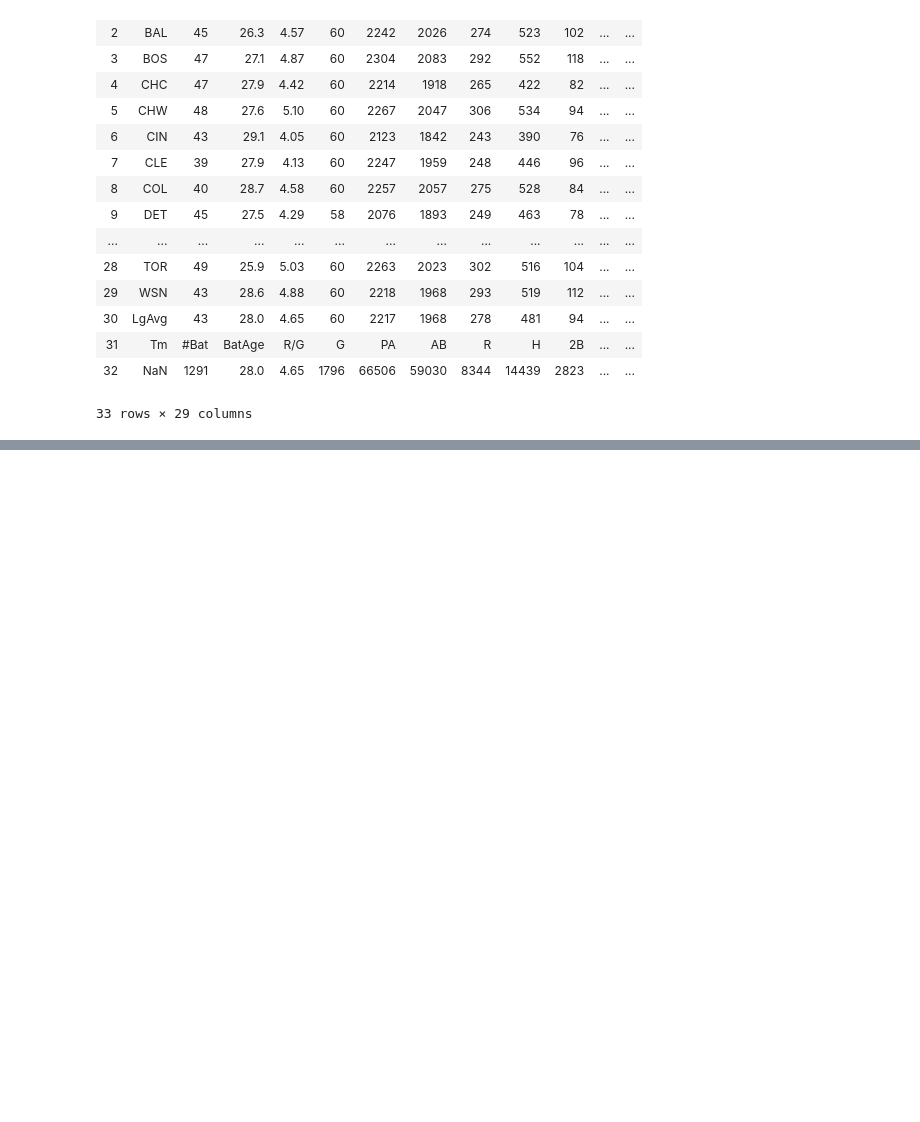
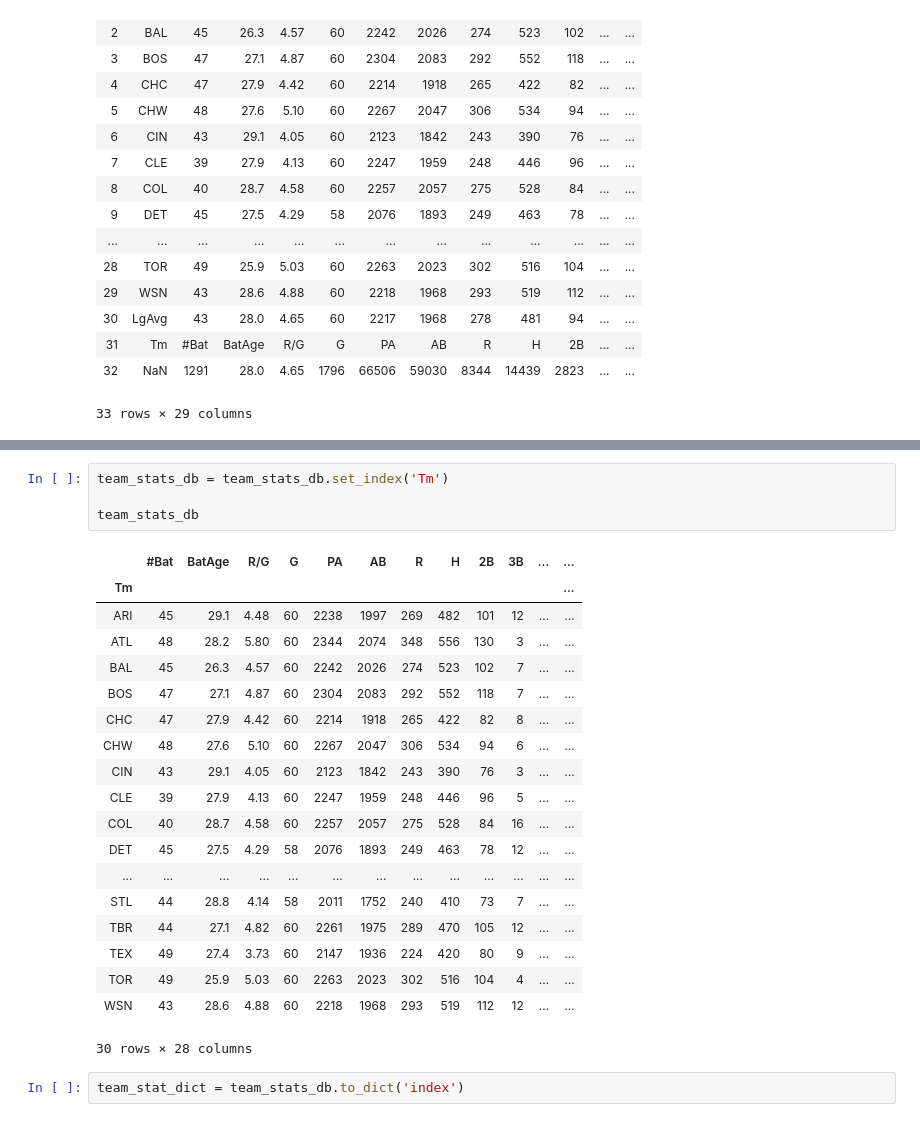
Before and after one commit to rdashcraft91/Baseball-Stats, a Jupyter notebook: Baseball_Data.ipynb, the cells around one changed output, grey strips where cells are left out. Saved outputs shown, nothing was run; the diff lists cells and outputs as text; blank space fills up the shorter version.

```diff
--- a/Baseball_Data.ipynb
+++ b/Baseball_Data.ipynb
@@ -88,0 +90,26 @@ fig.show()
+# %%
+team_stats_db = team_stats_db.set_index('Tm')
+
+team_stats_db
+# %% [output]
+|  | #Bat | BatAge | R/G | G | PA | AB | R | H | 2B | 3B | ... | ... |
+| Tm |  |  |  |  |  |  |  |  |  |  |  | ... |
+| ARI | 45 | 29.1 | 4.48 | 60 | 2238 | 1997 | 269 | 482 | 101 | 12 | ... | ... |
+| ATL | 48 | 28.2 | 5.80 | 60 | 2344 | 2074 | 348 | 556 | 130 | 3 | ... | ... |
+| BAL | 45 | 26.3 | 4.57 | 60 | 2242 | 2026 | 274 | 523 | 102 | 7 | ... | ... |
+| BOS | 47 | 27.1 | 4.87 | 60 | 2304 | 2083 | 292 | 552 | 118 | 7 | ... | ... |
+| CHC | 47 | 27.9 | 4.42 | 60 | 2214 | 1918 | 265 | 422 | 82 | 8 | ... | ... |
+| CHW | 48 | 27.6 | 5.10 | 60 | 2267 | 2047 | 306 | 534 | 94 | 6 | ... | ... |
+| CIN | 43 | 29.1 | 4.05 | 60 | 2123 | 1842 | 243 | 390 | 76 | 3 | ... | ... |
+| CLE | 39 | 27.9 | 4.13 | 60 | 2247 | 1959 | 248 | 446 | 96 | 5 | ... | ... |
+| COL | 40 | 28.7 | 4.58 | 60 | 2257 | 2057 | 275 | 528 | 84 | 16 | ... | ... |
+| DET | 45 | 27.5 | 4.29 | 58 | 2076 | 1893 | 249 | 463 | 78 | 12 | ... | ... |
+| ... | ... | ... | ... | ... | ... | ... | ... | ... | ... | ... | ... | ... |
+| STL | 44 | 28.8 | 4.14 | 58 | 2011 | 1752 | 240 | 410 | 73 | 7 | ... | ... |
+| TBR | 44 | 27.1 | 4.82 | 60 | 2261 | 1975 | 289 | 470 | 105 | 12 | ... | ... |
+| TEX | 49 | 27.4 | 3.73 | 60 | 2147 | 1936 | 224 | 420 | 80 | 9 | ... | ... |
+| TOR | 49 | 25.9 | 5.03 | 60 | 2263 | 2023 | 302 | 516 | 104 | 4 | ... | ... |
+| WSN | 43 | 28.6 | 4.88 | 60 | 2218 | 1968 | 293 | 519 | 112 | 12 | ... | ... |
+30 rows × 28 columns
+# %%
+team_stat_dict = team_stats_db.to_dict('index')
```
Also changed, not shown: parts of 11 cells of this notebook.
